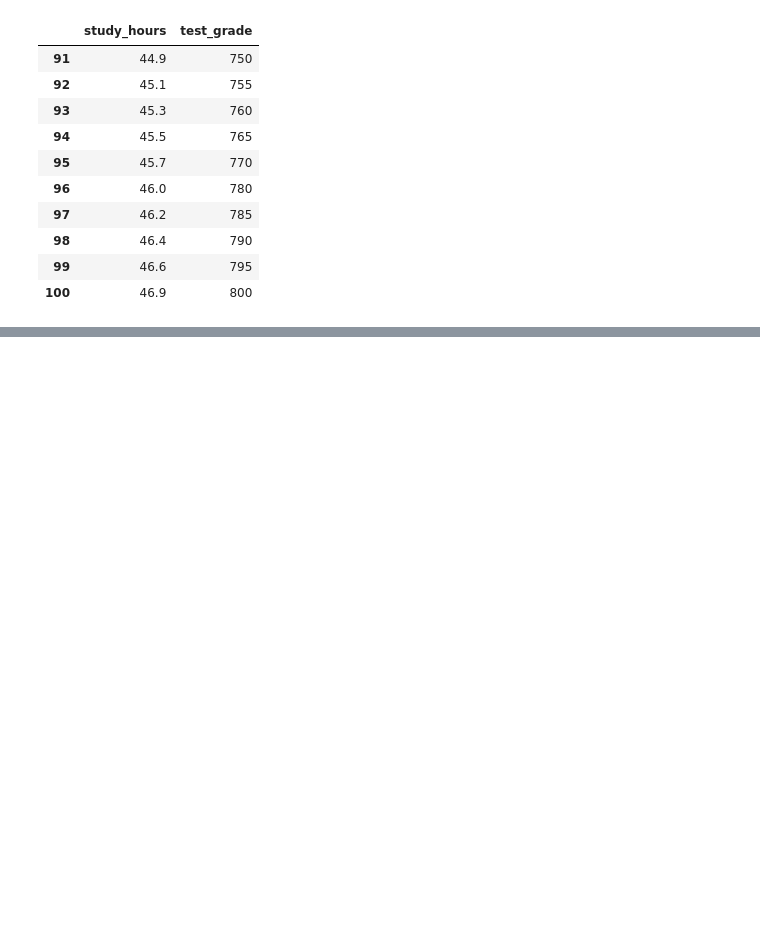
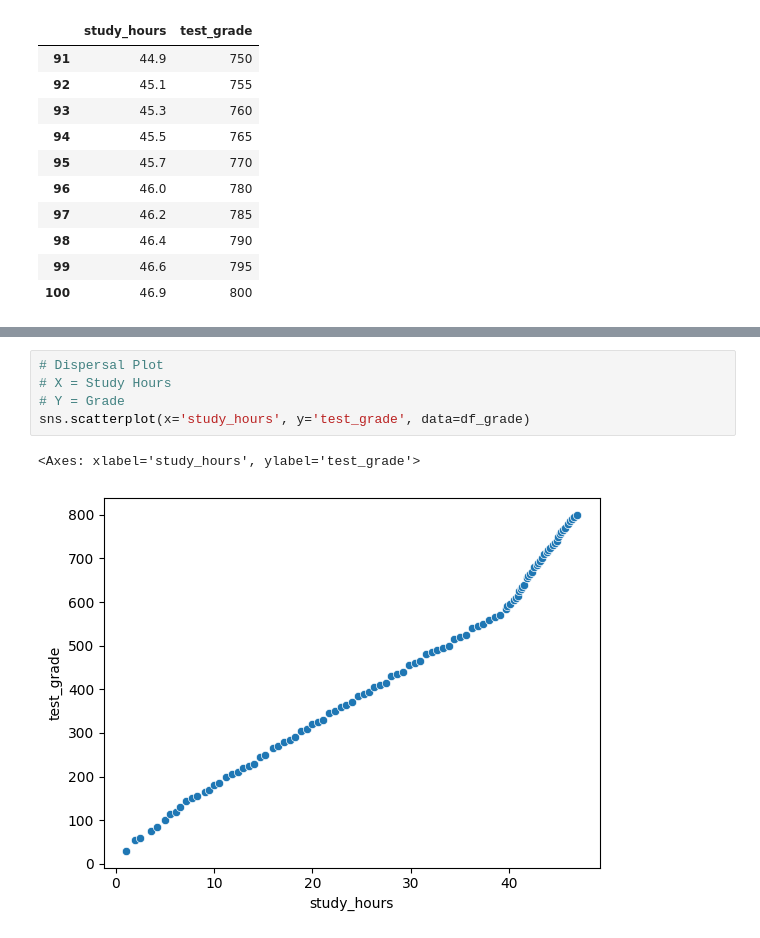
Before and after one commit to arthurrios/simple-linear-regression, a Jupyter notebook: grade_model.ipynb, the cells around one changed output, grey strips where cells are left out. Drawn from its saved outputs; the diff is of its cells as text; blank space fills up the shorter version.

```diff
--- a/grade_model.ipynb
+++ b/grade_model.ipynb
@@ -57,0 +73,8 @@ df_grade.tail(10)
+# %%
+# Dispersal Plot
+# X = Study Hours
+# Y = Grade
+sns.scatterplot(x='study_hours', y='test_grade', data=df_grade)
+# %% [output]
+<Axes: xlabel='study_hours', ylabel='test_grade'>
+[figure, added]
```
Also changed, not shown: parts of 8 cells of this notebook.
